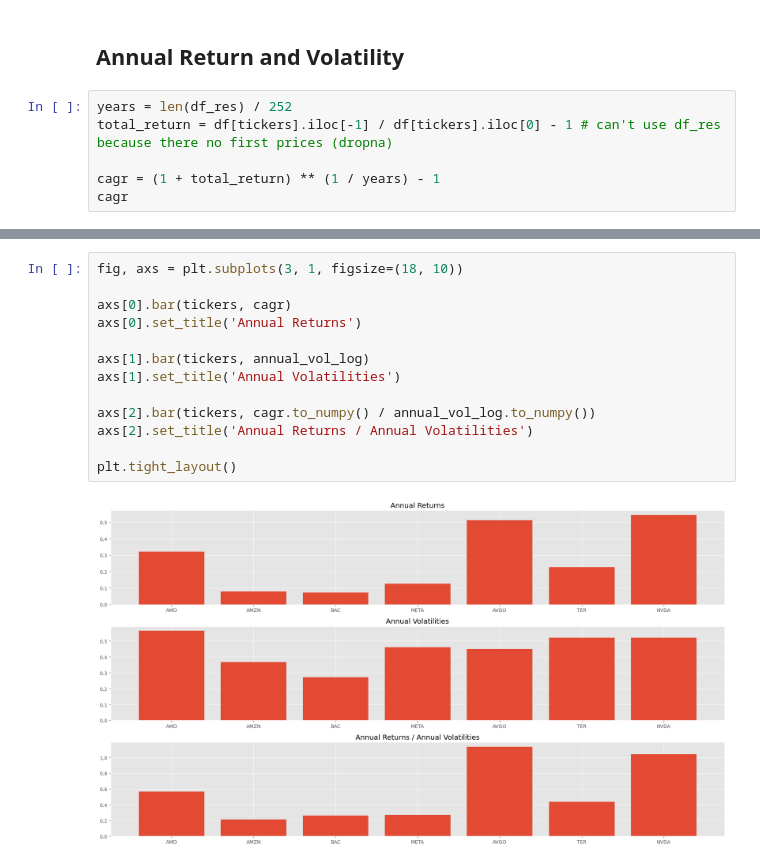
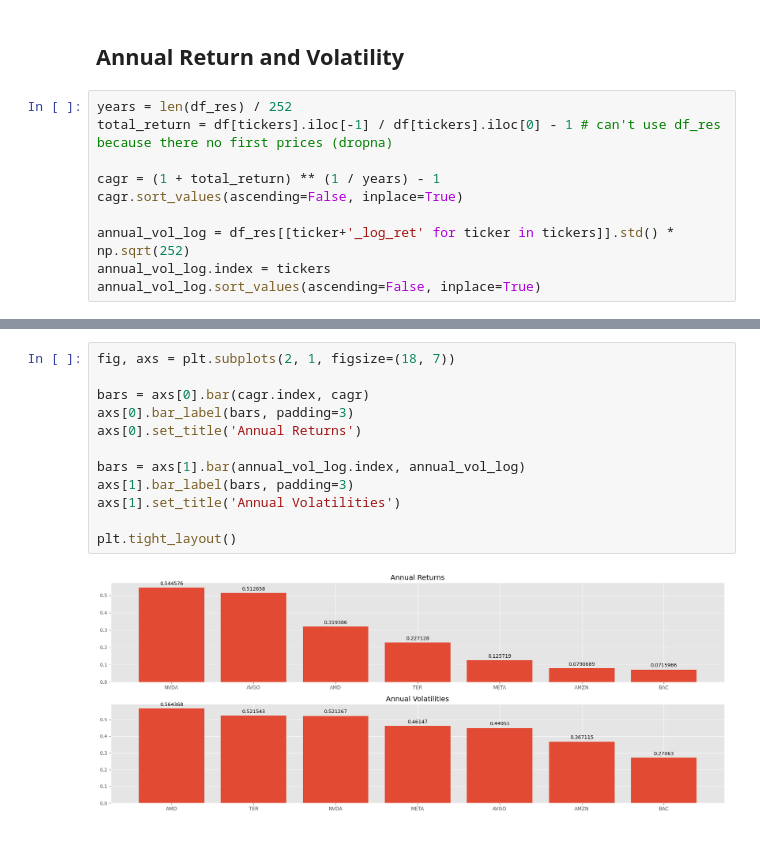
Before and after one commit to fadeeva/portfoli_o_o_ptimisation, a Jupyter notebook: Step_01__Basics_Return_Risk_Correlation.ipynb, the cells around one changed output, grey strips where cells are left out. Drawn from its saved outputs; the diff is of its cells as text.

```diff
--- a/Step_01__Basics_Return_Risk_Correlation.ipynb
+++ b/Step_01__Basics_Return_Risk_Correlation.ipynb
@@ -133,4 +124,8 @@ years = len(df_res) / 252
 total_return = df[tickers].iloc[-1] / df[tickers].iloc[0] - 1 # can't use df_res because there no first prices (dropna)
 
 cagr = (1 + total_return) ** (1 / years) - 1
-cagr
+cagr.sort_values(ascending=False, inplace=True)
+
+annual_vol_log = df_res[[ticker+'_log_ret' for ticker in tickers]].std() * np.sqrt(252)
+annual_vol_log.index = tickers
+annual_vol_log.sort_values(ascending=False, inplace=True)
@@ -162,15 +132,14 @@ dtype: float64
 # %%
-fig, axs = plt.subplots(3, 1, figsize=(18, 10))
+fig, axs = plt.subplots(2, 1, figsize=(18, 7))
 
-axs[0].bar(tickers, cagr)
+bars = axs[0].bar(cagr.index, cagr)
+axs[0].bar_label(bars, padding=3)
 axs[0].set_title('Annual Returns')
 
-axs[1].bar(tickers, annual_vol_log)
+bars = axs[1].bar(annual_vol_log.index, annual_vol_log)
+axs[1].bar_label(bars, padding=3)
 axs[1].set_title('Annual Volatilities')
 
-axs[2].bar(tickers, cagr.to_numpy() / annual_vol_log.to_numpy())
-axs[2].set_title('Annual Returns / Annual Volatilities')
-
 plt.tight_layout()
 # %% [output]
-[figure, old version]
+[figure, new version]
```
Also changed, not shown: parts of 8 cells of this notebook.
